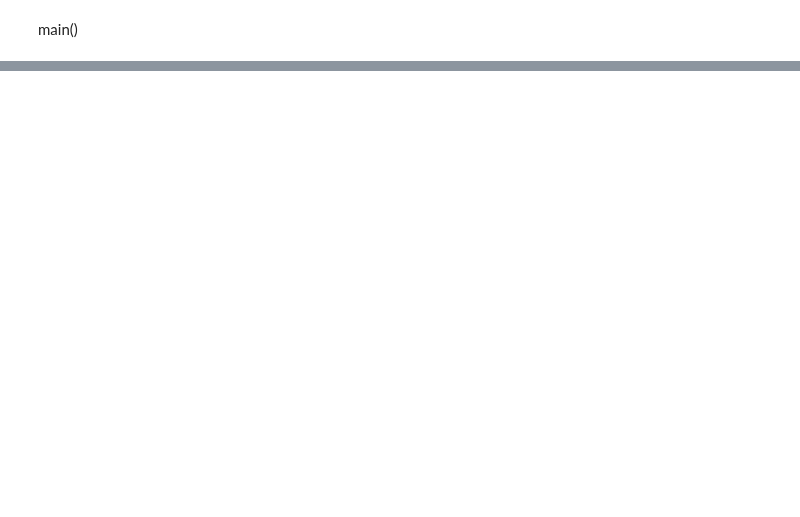
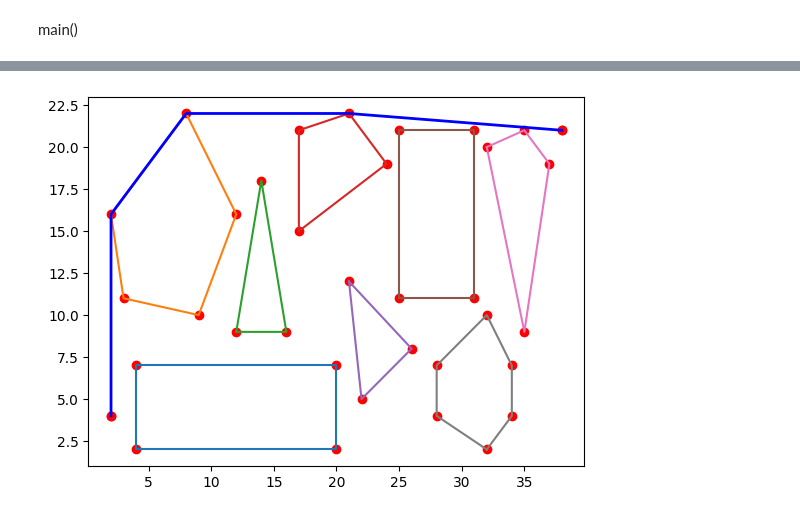
Before and after one commit to tano-dev/Introduction-to-AI_MTH10318, a Jupyter notebook: Week4/23110163_NguyenVanPhucHuy_BTTH4.ipynb, the cells around one changed output, grey strips where cells are left out. Saved outputs shown, nothing was run; the diff lists cells and outputs as text; code cells hidden in the pictures; blank space fills up the shorter version.

```diff
--- a/Week4/23110163_NguyenVanPhucHuy_BTTH4.ipynb
+++ b/Week4/23110163_NguyenVanPhucHuy_BTTH4.ipynb
@@ -221,0 +223,18 @@ greedy = lambda graph, i: graph.h(i)
+# %%
+# Ham Breadth First Search
+def BFS(graph, start, goal):
+    closed = set()
+    queue = Queue()
+    queue.put(start)
+    if start not in closed:
+        closed.add(start)
+    while not queue.empty():
+        node = queue.get()
+        if node == goal:
+            return node
+        for i in graph.can_see(node):
+            if i not in closed:
+                closed.add(i)
+                i.pre = node
+                queue.put(i)
+    return node
@@ -229,6 +281,7 @@ def main():
     y = list()
     with open('input.txt', 'r') as f:
         line = f.readline()
+        line = line.strip()
         line = line.split()
         line = list(map(int, line))
         n_polygon = line[0]
@@ -236,49 +289,52 @@ def main():
         goal = Point(line[3], line[4])
         poly_list.append([start])
         for line in f:
+            point_list = list()
             line = line.split()
-            line = list(map(int, line))
             n_vertex = int(line[0])
             for j in range(0, 2*n_vertex, 2):
-                poly_list.append(Point(int(line[j + 1]), int(line[j + 2])))
+                point_list.append(Point(int(line[j+1]), int(line[j+2])))
+            poly_list.append(point_list[:])
         poly_list.append([goal])
         graph = Graph(poly_list)
-        graph.heuristic = {point: point.heuristic(goal) for point in graph.get_points()}
+        graph.heuristic = {point: point.heuristic(
+            goal) for point in graph.get_points()}
+        # a = search(graph, start, goal, a_star)  # Chay thuat toan A*
+        # a = search(graph, start, goal, greedy)  # Chay thuat toan greedy
+        # a = search(graph, start, goal, UCS)  # Chay thuat toan uniform cost search
+        # a = DFS(graph, start, goal)  # Chay thuat toan depth first search
+        a = BFS(graph, start, goal)  # Chay thuat toan breadth first search
+        result = list()
+        while a:
+            result.append(a)
+            a = a.pre
+        result.reverse()
+        print_res = [[point, point.polygon_id] for point in result]
+        print(*print_res, sep=' -> ')
+        plt.figure()
+        plt.plot([start.x], [start.y], 'ro')
+        plt.plot([goal.x], [goal.y], 'ro')
 
-    a=search(graph, start, goal, a_star)
-
-    result = list()
-
-    while a:
-        result.append(a)
-        a = a.pre
-    result.reverse()
-    print_res = [(point, point.polygon_id) for point in result]
-    print(*print_res, sep=' -> ')
-    plt.figure()
-    plt.plot([start.x], [start.y], 'ro')
-    plt.plot([goal.x], [goal.y], 'ro')
-
-    for point in graph.get_points():
-        x.append(point.x)
-        y.append(point.y)
-    plt.plot(x, y, 'ro')
-    for i in range(1, len(poly_list) - 1):
-        coord = list()
-        for point in poly_list[i]:
-            coord.append([point.x, point.y])
-        coord.append(coord[0])
-        xs, ys = zip(*coord) # create lists of x and y values
-        plt.plot(xs, ys)
-    x = list()
-    y = list()
-    for point in result:
-        x.append(point.x)
-        y.append(point.y)
-    plt.plot(x, y, 'b', linewidth=2.0)
-    plt.show()
+        for point in graph.get_points():
+            x.append(point.x)
+            y.append(point.y)
+        plt.plot(x, y, 'ro')
+        for i in range(1, len(poly_list)-1):
+            coord = list()
+            for point in poly_list[i]:
+                coord.append([point.x, point.y])
+            coord.append(coord[0])
+            xs, ys = zip(*coord)  # create lists of x and y values
+            plt.plot(xs, ys)
+        x = list()
+        y = list()
+        for point in result:
+            x.append(point.x)
+            y.append(point.y)
+        plt.plot(x, y, 'b', linewidth=2.0)
+        plt.show()
 
 
-# if __name__ == "__main__":
-main()
+if __name__ == "__main__":
+    main()
 # %% [output]
@@ -285,0 +342 @@ TypeError: object of type 'Point' has no len()
+[figure, added]
```
Also changed, not shown: parts of 37 cells of this notebook, 5 other files.
